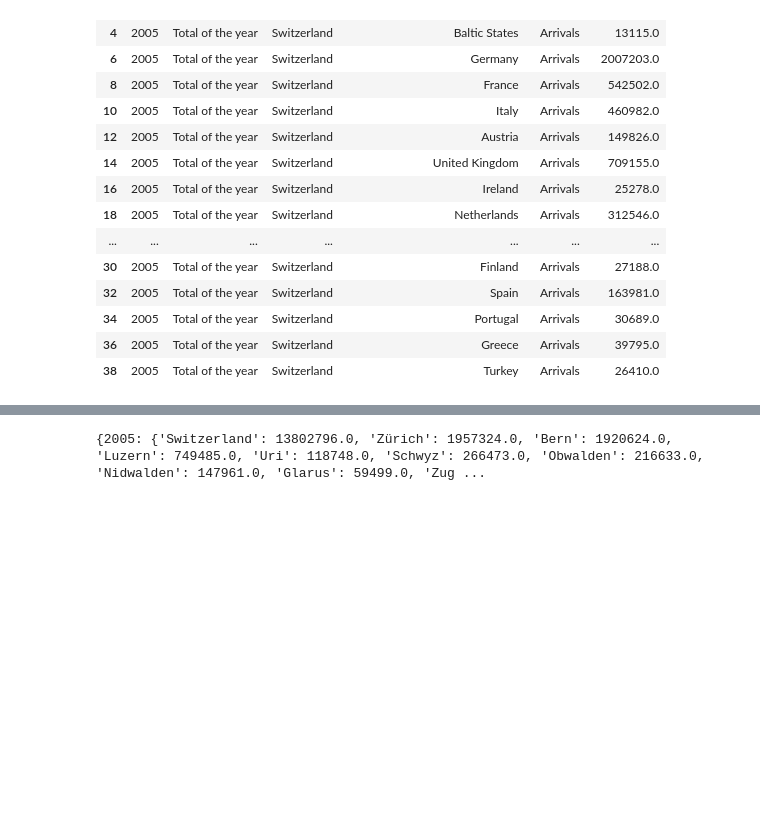
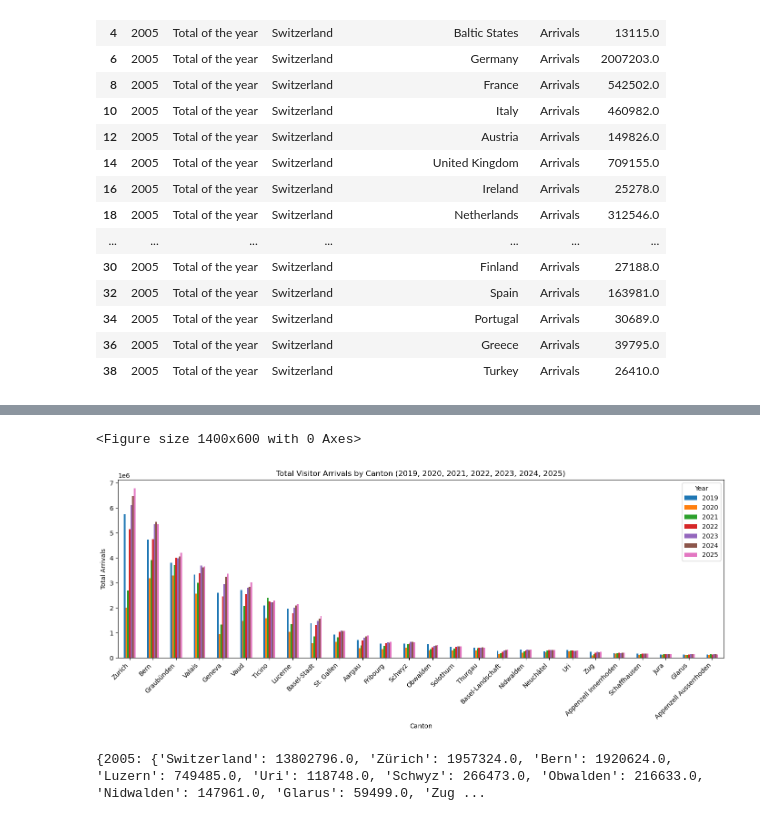
Before and after one commit to com-480-data-visualization/EUFLOW, a Jupyter notebook: Further_Analysis_Switzerland.ipynb, the cells around one changed output, grey strips where cells are left out. Drawn from its saved outputs; the diff is of its cells as text; code cells hidden in the pictures; blank space fills up the shorter version.

```diff
--- a/Further_Analysis_Switzerland.ipynb
+++ b/Further_Analysis_Switzerland.ipynb
@@ -120,2 +262,41 @@ eu_to_ch_arrival_2020_2026
+# %%
+eu_to_ch_df = eu_to_ch_df.copy()
+
+eu_to_ch_df.loc[:, "Year"] = pd.to_numeric(
+    eu_to_ch_df["Year"],
+    errors="coerce"
+)
+# %%
+# plot Total Visitor Arrivals by Canton - stacked bar for 2019, 2022, 2025
+years = [2019, 2020, 2021, 2022, 2023, 2024, 2025]
+
+eu_to_ch_df_to_2025 = eu_to_ch_df[(eu_to_ch_df["Year"] >= 2005) & (eu_to_ch_df["Year"] <= 2025)]
+
+canton_by_year = {}
+for year in years:
+    df = eu_to_ch_df_to_2025[
+        (eu_to_ch_df_to_2025["Year"] == year) &
+        (eu_to_ch_df_to_2025["TIME_SEQ"] == "Total of the year") &
+        (eu_to_ch_df_to_2025["Indicator"] == "Arrivals") &
+        (eu_to_ch_df_to_2025["Canton"] != "Switzerland")
+    ]
+    canton_by_year[year] = df.groupby("Canton")["value"].sum()
+
+stacked_df = pd.DataFrame(canton_by_year).fillna(0)
+stacked_df = stacked_df.sort_values(2025, ascending=False)
+
+plt.figure(figsize=(14, 6))
+# stacked_df.plot(kind="bar", stacked=True, figsize=(14, 6))
+stacked_df.plot(kind="bar", stacked=False, figsize=(14, 6))
+plt.title("Total Visitor Arrivals by Canton (2019, 2020, 2021, 2022, 2023, 2024, 2025)")
+plt.xlabel("Canton")
+plt.ylabel("Total Arrivals")
+plt.xticks(rotation=45, ha="right")
+plt.legend(title="Year")
+plt.tight_layout()
+plt.show()
+# %% [output]
+<Figure size 1400x600 with 0 Axes>
+[figure, added]
 # %%
 # filter Arrivals, Total of the year, each Canton
```
Also changed, not shown: parts of 35 cells of this notebook, 3 other files.
